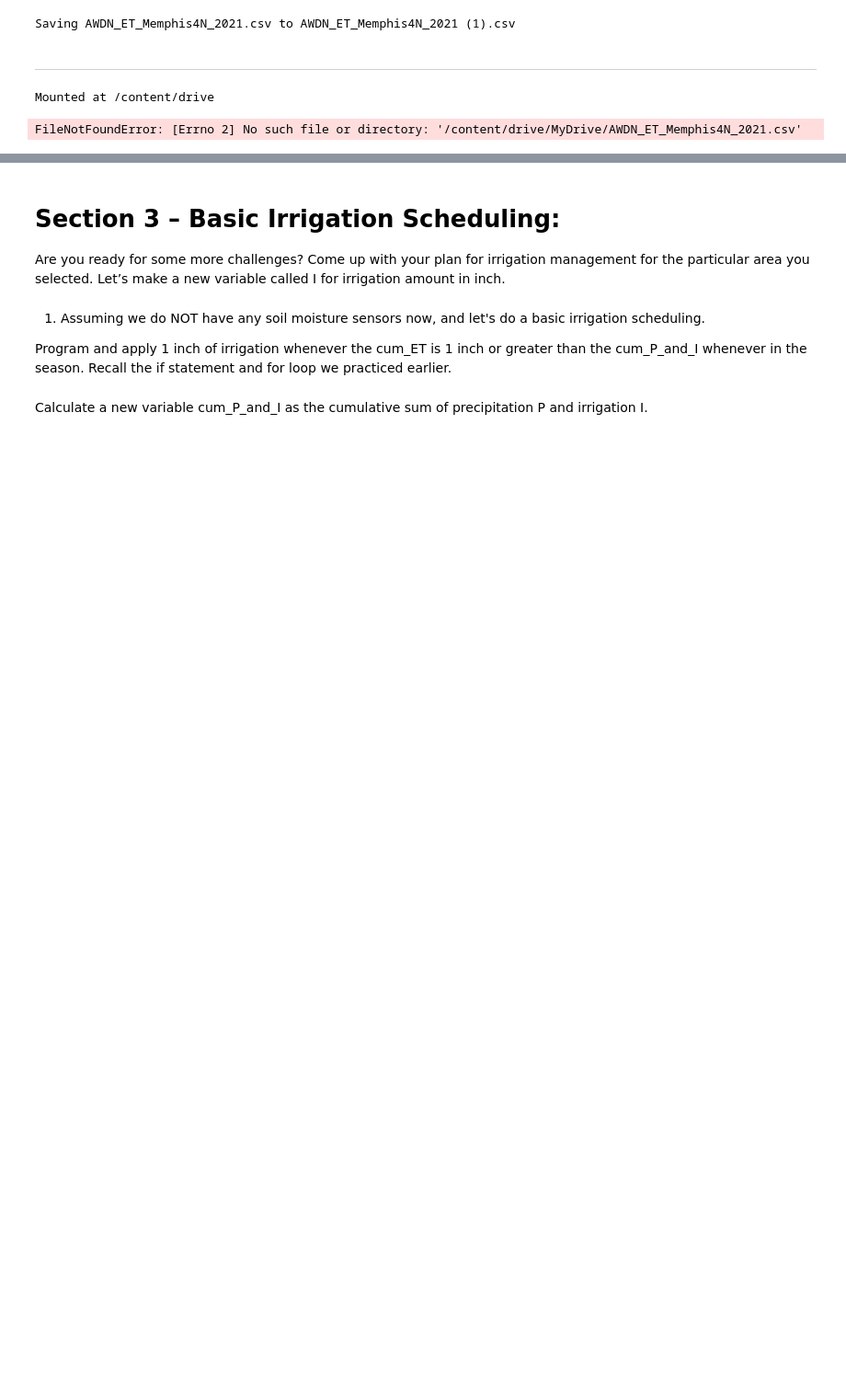
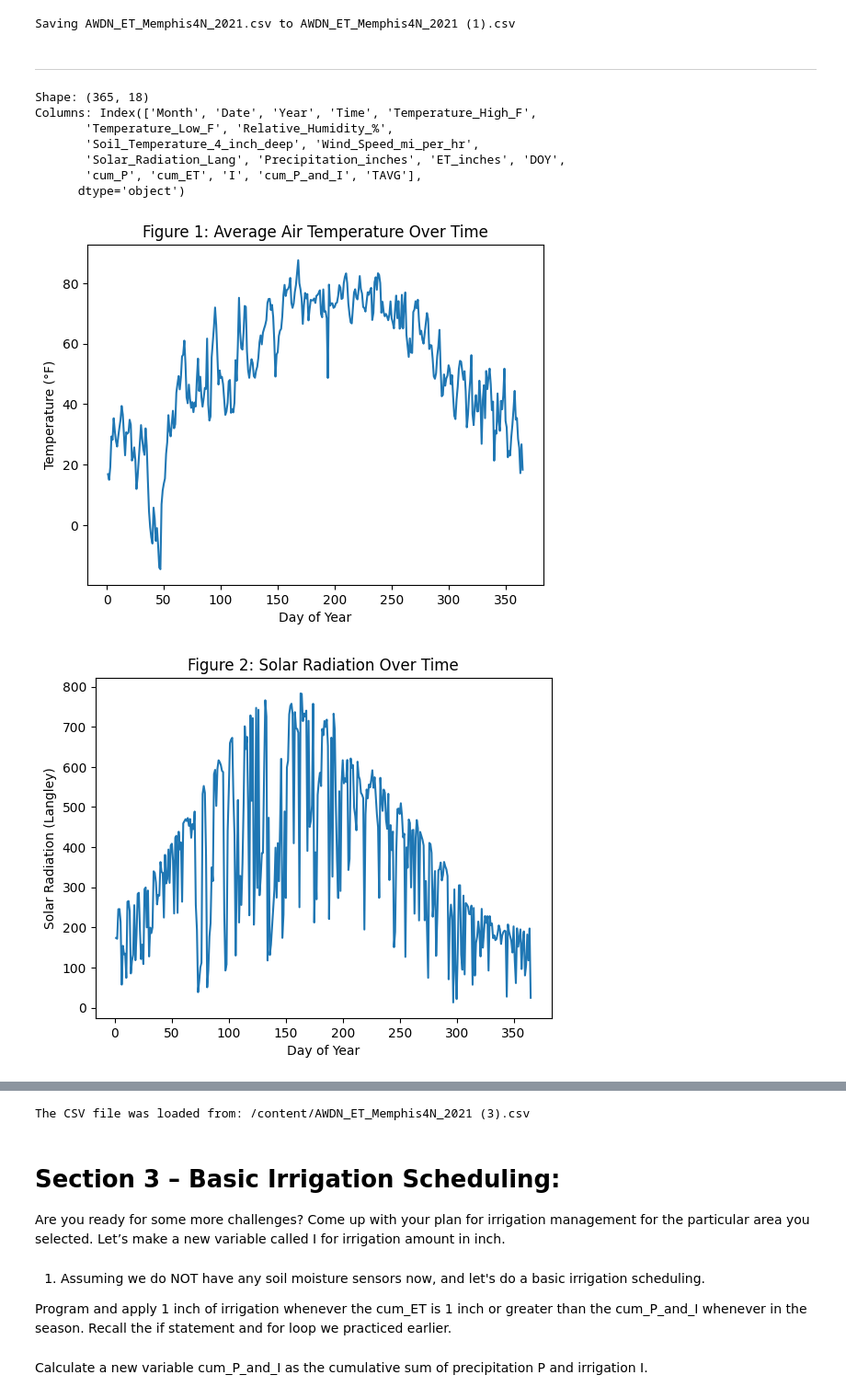
Before and after one commit to smithblaine014-cyber/Test1, a Jupyter notebook: Blaine_Smith_Week7_HW_IrrigationScheduling_StudentsCopy_SP26.ipynb, the cells around one changed output, grey strips where cells are left out. Shown at 92% size. Drawn from its saved outputs; the diff is of its cells as text; code cells hidden in the pictures; blank space fills up the shorter version.

```diff
--- a/Blaine_Smith_Week7_HW_IrrigationScheduling_StudentsCopy_SP26.ipynb
+++ b/Blaine_Smith_Week7_HW_IrrigationScheduling_StudentsCopy_SP26.ipynb
@@ -119,42 +119,46 @@ Saving AWDN_ET_Memphis4N_2021.csv to AWDN_ET_Memphis4N_2021 (1).csv
 # SECTION 2 – DATA INSPECTION / VISUALIZATION
 # =====================================================
 
-# ==============================
+# ==============================_old
 # 1. IMPORT LIBRARIES
-# ==============================
-import pandas as pd
-import matplotlib.pyplot as plt
+# ==============================_
+# Already imported in the data loading cell.
+# import pandas as pd
+# import matplotlib.pyplot as plt
 
-# ==============================
+# ==============================_
 # 2. CONNECT GOOGLE DRIVE
-# ==============================
-from google.colab import drive
-drive.mount('/content/drive')
+# ==============================_
+# Not needed if loading from local upload or if df is already loaded.
+# from google.colab import drive
+# drive.mount('/content/drive')
 
-# ==============================
+# ==============================_
 # 3. READ CSV FILE
 # (UPDATE PATH IF NEEDED)
-# ==============================
-file_path = "/content/drive/MyDrive/AWDN_ET_Memphis4N_2021.csv"
-df = pd.read_csv(file_path)
+# ==============================_
+# df is already loaded from the uploaded file in cell p2rKsuwrx2gE.
+# file_path = "/content/drive/MyDrive/AWDN_ET_Memphis4N_2021.csv"
+# df = pd.read_csv(file_path)
 
 # Check dataframe
 print("Shape:", df.shape)
 print("Columns:", df.columns)
 
-# ==============================
+# ==============================_
 # 4. CREATE DAY OF YEAR COLUMN
-# ==============================
-df["DOY"] = range(1, len(df) + 1)
+# ==============================_
+# DOY is already created in the data loading cell.
+# df["DOY"] = range(1, len(df) + 1)
 
-# ==============================
+# ==============================_
 # 5. FILTER MAY 1 – OCT 31
-# ==============================
+# ==============================_
 df_grow = df[(df["Month"] >= 5) & (df["Month"] <= 10)]
 
-# ==============================
+# ==============================_
 # 6. CREATE DAILY AVERAGE TEMPERATURE
-# ==============================
+# ==============================_
 df["TAVG"] = (df["Temperature_High_F"] + df["Temperature_Low_F"]) / 2
 
 # =====================================================
@@ -188,7 +192,8 @@ plt.title("Figure 3: Daily Precipitation")
 plt.show()
 
 # Create cumulative precipitation column
-df["cum_P"] = df["Precipitation_inches"].cumsum()
+# cum_P is already created in the data loading cell.
+# df["cum_P"] = df["Precipitation_inches"].cumsum()
 
 plt.figure()
 plt.plot(df["DOY"], df["cum_P"])
@@ -201,33 +206,41 @@ plt.show()
 # FIGURE 4 – Reference ET
 # =====================================================
 plt.figure()
 plt.plot(df["DOY"], df["ET_inches"])
 plt.xlabel("Day of Year")
 plt.ylabel("Reference ET (Inch)")
 plt.title("Figure 4: Reference ET Over Time")
 plt.show()
 
 # Create cumulative ET column
-df["cum_ET"] = df["ET_inches"].cumsum()
+# cum_ET is already created in the data loading cell.
+# df["cum_ET"] = df["ET_inches"].cumsum()
 
 plt.figure()
 plt.plot(df["DOY"], df["cum_ET"])
 plt.xlabel("Day of Year")
 plt.ylabel("Cumulative ET (Inch)")
 plt.title("Figure 4: Cumulative ET")
 plt.show()
 
 # =====================================================
 # FIGURE 5 – Cumulative Precipitation vs Cumulative ET
 # =====================================================
 plt.figure()
 plt.plot(df["DOY"], df["cum_P"], label="Cumulative Precipitation")
 plt.plot(df["DOY"], df["cum_ET"], label="Cumulative ET")
 plt.xlabel("Day of Year")
 plt.ylabel("Cumulative Depth (Inch)")
 plt.title("Figure 5: Cumulative Precipitation and Cumulative ET")
 plt.legend()
 plt.show()
 # %% [output]
-Mounted at /content/drive
+Shape: (365, 18)
+Columns: Index(['Month', 'Date', 'Year', 'Time', 'Temperature_High_F',
+       'Temperature_Low_F', 'Relative_Humidity_%',
+       'Soil_Temperature_4_inch_deep', 'Wind_Speed_mi_per_hr',
+       'Solar_Radiation_Lang', 'Precipitation_inches', 'ET_inches', 'DOY',
+       'cum_P', 'cum_ET', 'I', 'cum_P_and_I', 'TAVG'],
+      dtype='object')
-FileNotFoundError: [Errno 2] No such file or directory: '/content/drive/MyDrive/AWDN_ET_Memphis4N_2021.csv'
+[figure, added]
+[figure, added]
@@ -234,3 +252,7 @@ FileNotFoundError: [Errno 2] No such file or directory: '/content/drive/MyDrive/
+# %%
+print(f"The CSV file was loaded from: /content/{filename}")
+# %% [output]
+The CSV file was loaded from: /content/AWDN_ET_Memphis4N_2021 (3).csv
 # %% [markdown]
 # Section 3 – Basic Irrigation Scheduling:
 Are you ready for some more challenges?
```
Also changed, not shown: parts of 1 cell of this notebook.
